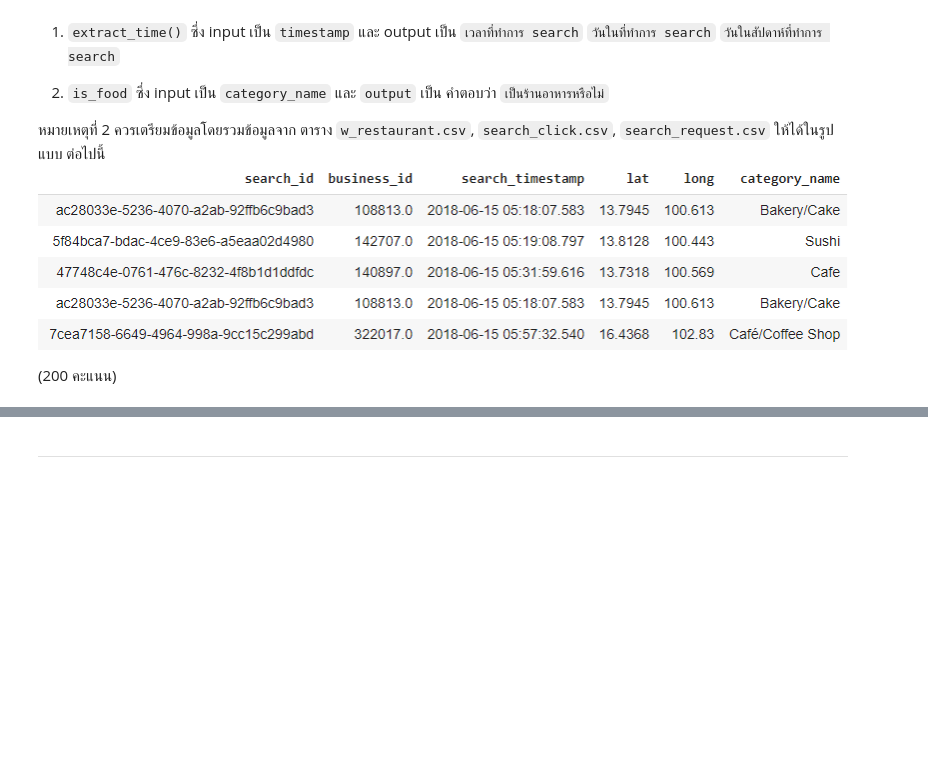
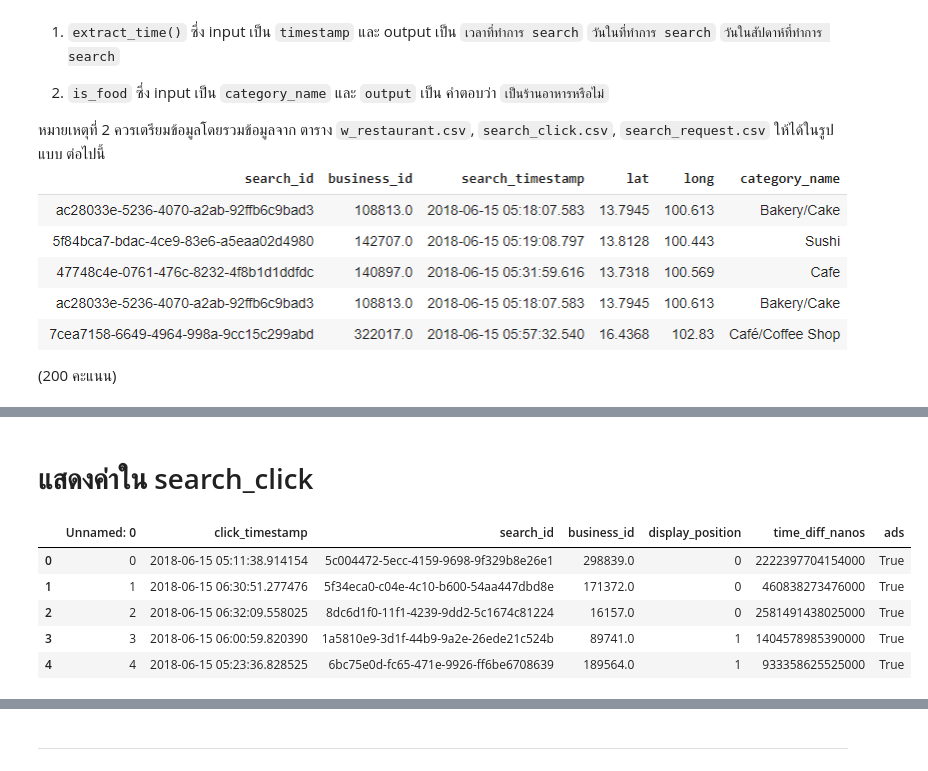
Before and after one commit to kanyaweeud/KKU_data_mining, a Jupyter notebook: Final_Exam_2020.ipynb, the cells around one changed output, grey strips where cells are left out. Saved outputs shown, nothing was run; the diff lists cells and outputs as text; code cells hidden in the pictures; blank space fills up the shorter version.

```diff
--- a/Final_Exam_2020.ipynb
+++ b/Final_Exam_2020.ipynb
@@ -32,0 +60,12 @@ def is_food(inp):
+# %% [markdown]
+# แสดงค่าใน search_click
+# %%
+search_click_df = pandas.read_csv(search_click)
+search_click_df.head()
+# %% [output]
+|  | Unnamed: 0 | click_timestamp | search_id | business_id | display_position | time_diff_nanos | ads |
+| 0 | 0 | 2018-06-15 05:11:38.914154 | 5c004472-5ecc-4159-9698-9f329b8e26e1 | 298839.0 | 0 | 2222397704154000 | True |
+| 1 | 1 | 2018-06-15 06:30:51.277476 | 5f34eca0-c04e-4c10-b600-54aa447dbd8e | 171372.0 | 0 | 460838273476000 | True |
+| 2 | 2 | 2018-06-15 06:32:09.558025 | 8dc6d1f0-11f1-4239-9dd2-5c1674c81224 | 16157.0 | 0 | 2581491438025000 | True |
+| 3 | 3 | 2018-06-15 06:00:59.820390 | 1a5810e9-3d1f-44b9-9a2e-26ede21c524b | 89741.0 | 1 | 1404578985390000 | True |
+| 4 | 4 | 2018-06-15 05:23:36.828525 | 6bc75e0d-fc65-471e-9926-ff6be6708639 | 189564.0 | 1 | 933358625525000 | True |
```
Also changed, not shown: parts of 24 cells of this notebook.
